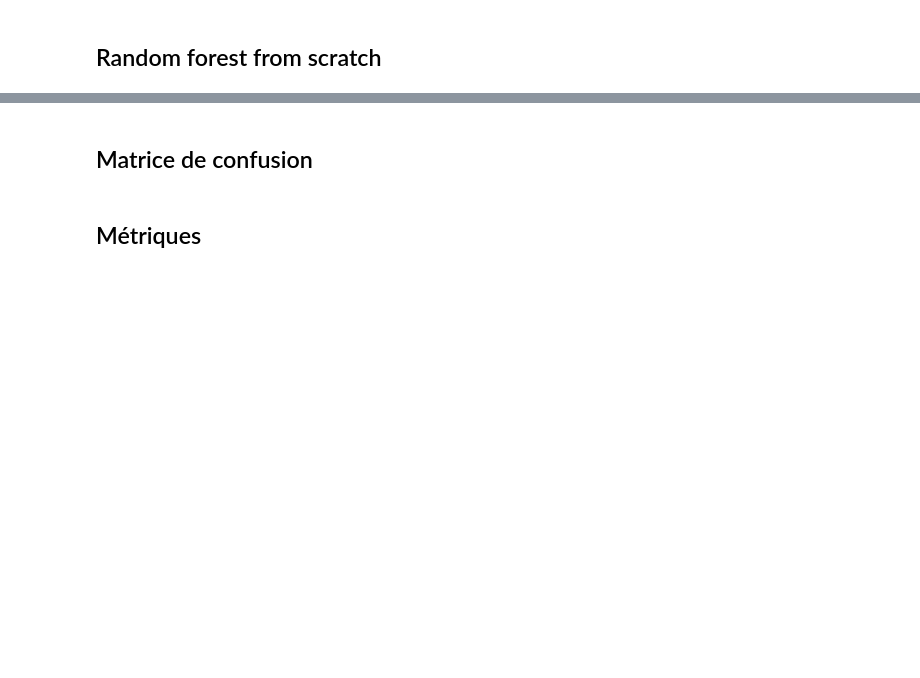
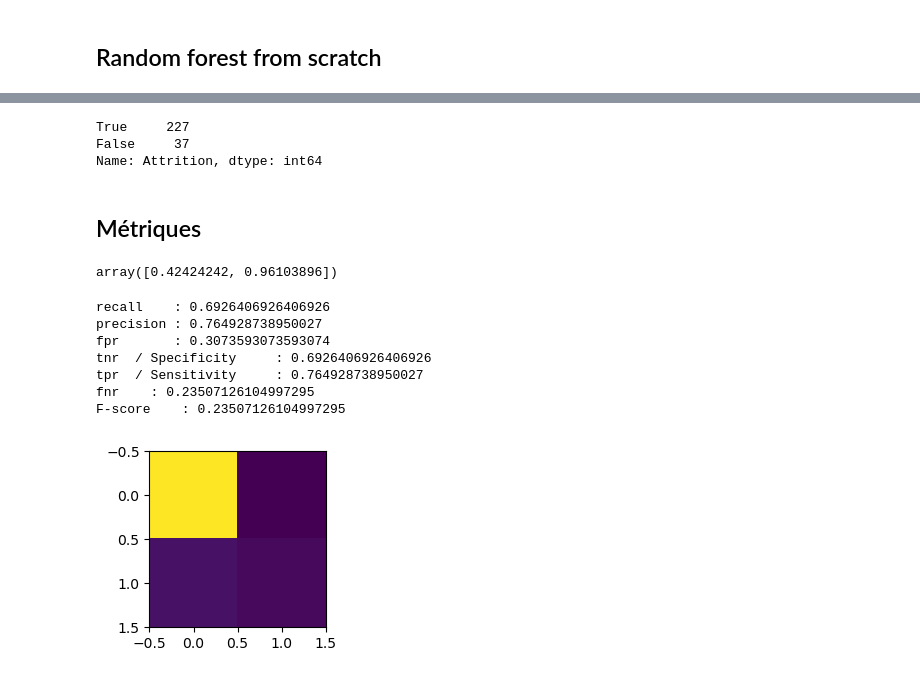
Before and after one commit to ferrorra/DataMining, a Jupyter notebook: Projet/Partie4/Classification.ipynb, the cells around one changed output, grey strips where cells are left out. Cells and saved outputs as stored; diff of their text form; code cells hidden in the pictures; blank space fills up the shorter version.

```diff
--- a/Projet/Partie4/Classification.ipynb
+++ b/Projet/Partie4/Classification.ipynb
@@ -289,2 +291,13 @@ df
 # %% [markdown]
 ## Séparation du dataset en train et test set
+# %%
+import pandas as pd
+df = pd.read_excel("data.xlsx")
+
+#pour faire une DT il faut que tout soit numérique wesh
+dft = df.select_dtypes('object')
+for col in dft:
+    dft[col]=dft[col].astype('category')
+    dft[col]=dft[col].cat.codes
+df[dft.columns] = dft
+df.dtypes.unique()
@@ -290,0 +315,6 @@ df
+# %%
+from sklearn.model_selection import train_test_split
+X = df.drop(['Attrition'], axis=1)
+y = df['Attrition']
+
+X_train, X_test, y_train, y_test = train_test_split(X, y, random_state=0, train_size = .8)
@@ -290,0 +323,6 @@ df
+# %%
+from decision_tree import DecisionTree
+
+dt = DecisionTree(max_depth=5,max_features=len(X.columns),random_state=42,criterion='gini')
+dt.fit(X_train, y_train)
+(dt.predict(X_test) == y_test).value_counts()
@@ -295,4 +338,35 @@ df
-# %% [markdown]
-## Matrice de confusion
+# %%
+from random_forest import RandomForest
+rf = RandomForest()
+rf.fit(X_train, y_train)
+rf.predict(X_test)
+(rf.predict(X_test) == y_test).value_counts()
+# %% [output]
+True     227
+False     37
+Name: Attrition, dtype: int64
 # %% [markdown]
 ## Métriques
+# %%
+y_pred = dt.predict(X_test)
+labels = ["Attrition", "No Attrition"]
+# %%
+from metrix import *
+confusion_matrix(list(y_test),y_pred, labels)
+recall_scores(list(y_test),y_pred, labels)
+precision_scores(list(y_test),y_pred, labels)
+fpr_scores(list(y_test),y_pred, labels)
+tnr_scores(list(y_test),y_pred, labels)
+# %% [output]
+array([0.42424242, 0.96103896])
+# %%
+calculate_metrics(list(y_test),y_pred, labels)
+# %% [output]
+recall    : 0.6926406926406926
+precision : 0.764928738950027
+fpr       : 0.3073593073593074
+tnr  / Specificity     : 0.6926406926406926
+tpr  / Sensitivity     : 0.764928738950027
+fnr    : 0.23507126104997295
+F-score    : 0.23507126104997295
+[figure, added]
```
Also changed, not shown: parts of 7 cells of this notebook, 13 other files.
